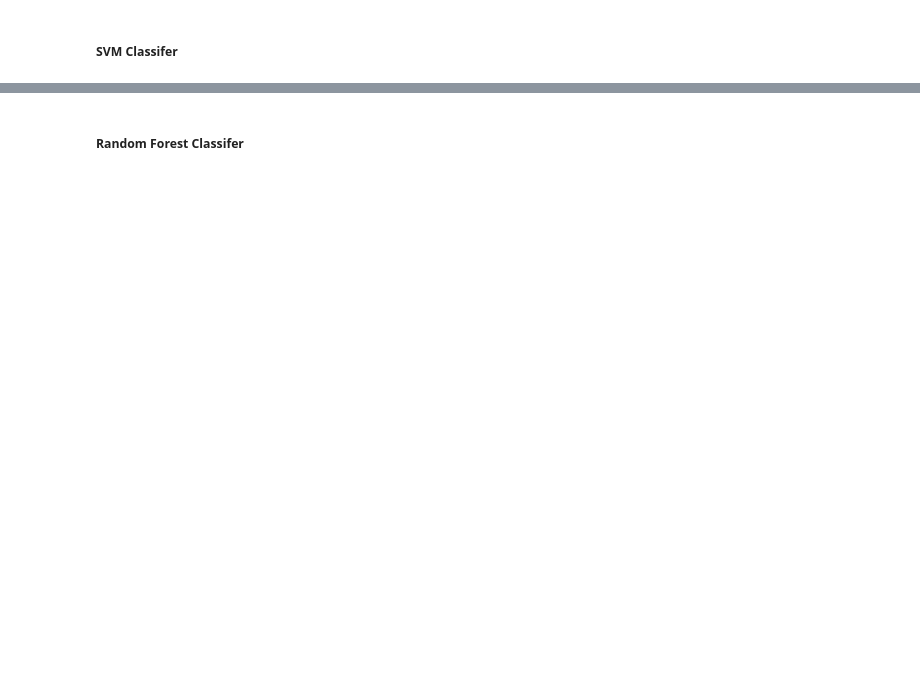
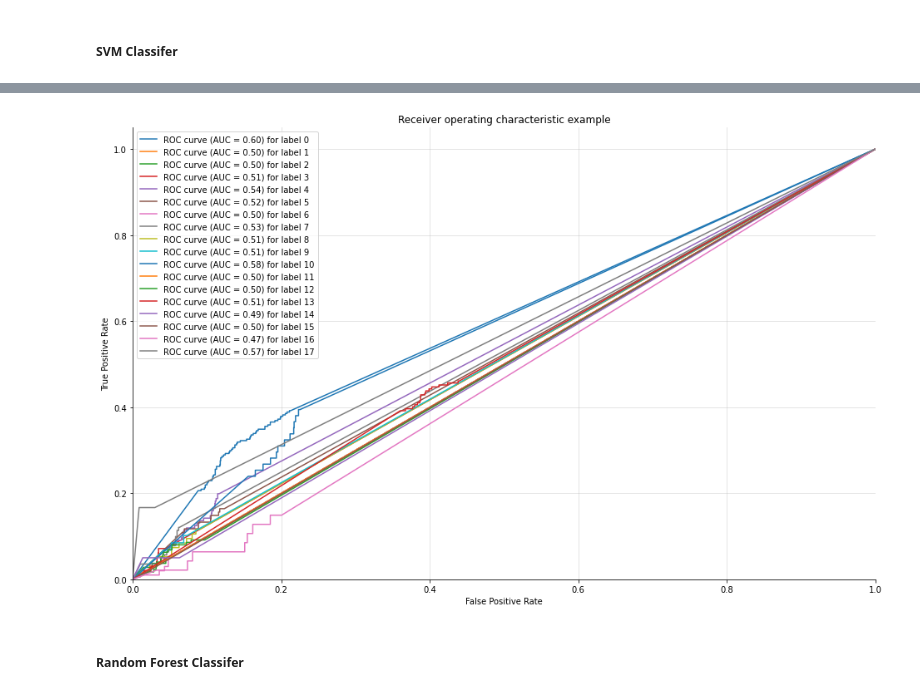
Before and after one commit to MichaelWoo-git/Cell_Recognition_Machine_Learning, a Jupyter notebook: ROC_AUC_Curve_Plots.ipynb, the cells around one changed output, grey strips where cells are left out. Saved outputs shown, nothing was run; the diff lists cells and outputs as text; code cells hidden in the pictures; blank space fills up the shorter version.

```diff
--- a/ROC_AUC_Curve_Plots.ipynb
+++ b/ROC_AUC_Curve_Plots.ipynb
@@ -291,7 +303,7 @@ def plot_multiclass_roc_advanced(clf, X_test, y_test, n_classes, figsize=(17, 6)
 # %% [markdown]
 ##### SVM Classifer
 # %%
-pipe = make_pipeline(StandardScaler(), SVC(gamma='auto',probability=True))
+pipe = make_pipeline(StandardScaler(), GaussianNB())
 pipe.fit(x_train, y_train)
 y_pred = pipe.predict(x_test)
 print(classification_report(y_test,y_pred))
@@ -306,5 +336,7 @@ print('F1 score: %f' % f1)
 # %%
-plot_multiclass_roc(pipe, x_test, y_test, n_classes=18, figsize=(16, 10))
+plot_multiclass_roc_advanced(pipe, x_test, y_test, n_classes=18, figsize=(16, 10))
+# %% [output]
+[figure, added]
 # %% [markdown]
 ##### Random Forest Classifer
 # %%
```
Also changed, not shown: parts of 7 cells of this notebook, 2 other files.
